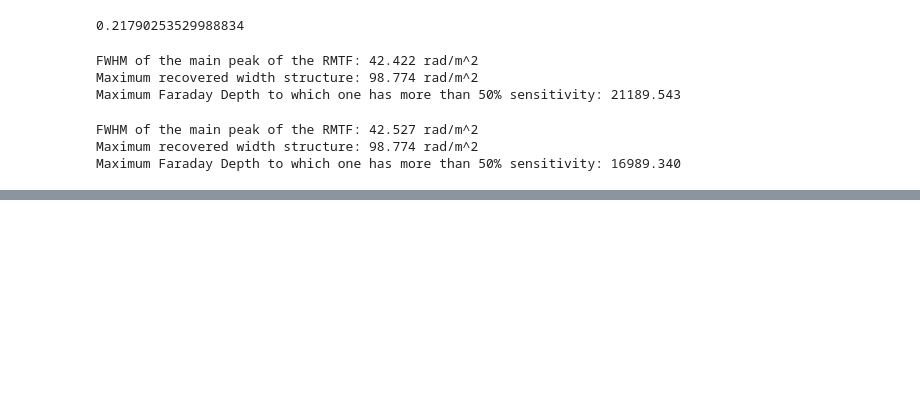
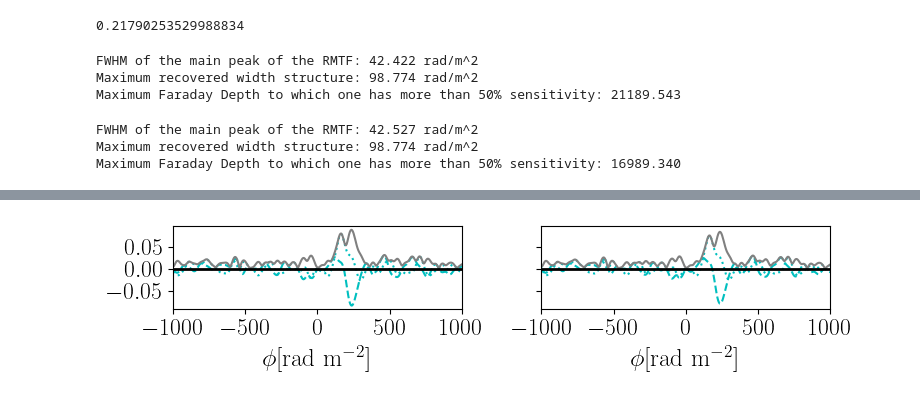
Before and after one commit to miguelcarcamov/csromer, a Jupyter notebook: sandboxes/framework_simulation_scenario1.ipynb, the cells around one changed output, grey strips where cells are left out. Cells and saved outputs as stored; diff of their text form; code cells hidden in the pictures; blank space fills up the shorter version.

```diff
--- a/sandboxes/framework_simulation_scenario1.ipynb
+++ b/sandboxes/framework_simulation_scenario1.ipynb
@@ -173,5 +173,6 @@ FWHM of the main peak of the RMTF: 42.527 rad/m^2
 Maximum recovered width structure: 98.774 rad/m^2
 Maximum Faraday Depth to which one has more than 50% sensitivity: 16989.340
 # %%
-nufft = NUFFT1D(dataset=dataset, parameter=parameter, solve=True)
+nufft_original = NUFFT1D(dataset=original_source, parameter=original_parameter)
+nufft = NUFFT1D(dataset=dataset, parameter=parameter)
 # %%
@@ -238,3 +239,31 @@ plt.tight_layout()
+# %%
+F_dirty_nufft = nufft.backward(dataset.data)
+# %%
+fig, ax = plt.subplots(figsize=(8, 2), nrows=1, ncols=2, sharex=True, sharey=True)
+
+ax[0].plot(parameter.phi, F_dirty.real, 'c--', label=r"Stokes $Q$")
+ax[0].plot(parameter.phi, F_dirty.imag, 'c:', label=r"Stokes $U$")
+ax[0].plot(parameter.phi, np.abs(F_dirty), '-', c='grey', label=r"|P|")
+#plt.plot([-200., -200.], [0., 0.0035], ls='-', lw=2., c='black')
+ax[0].plot(parameter.phi, np.zeros(len(parameter.phi)), ls='-', lw=2., c='black')
+ax[0].set_xlabel(r'$\phi$[rad m$^{-2}$]')
+#ax[0].set_ylabel(r'Jy/beam m$^2$ rad$^{-1}$ rmtf$^{-1}$')
+#plt.legend(loc='upper right')
+ax[0].set_xlim([-1000, 1000])
+
+ax[1].plot(parameter.phi, F_dirty_nufft.real, 'c--', label=r"Stokes $Q$")
+ax[1].plot(parameter.phi, F_dirty_nufft.imag, 'c:', label=r"Stokes $U$")
+ax[1].plot(parameter.phi, np.abs(F_dirty_nufft), '-', c='grey', label=r"|P|")
+#plt.plot([-200., -200.], [0., 0.0035], ls='-', lw=2., c='black')
+ax[1].plot(parameter.phi, np.zeros(len(parameter.phi)), ls='-', lw=2., c='black')
+ax[1].set_xlabel(r'$\phi$[rad m$^{-2}$]')
+#ax[1].set_ylabel(r'Jy/beam m$^2$ rad$^{-1}$ rmtf$^{-1}$')
+#plt.legend(loc='upper right')
+ax[1].set_xlim([-1000, 1000])
+
+plt.tight_layout()
+# %% [output]
+[figure, added]
 # %%
 idx_noise = np.where(np.abs(parameter.phi) > 0.8 * parameter.max_faraday_depth)
 noise_F = 0.5 * (
```
Also changed, not shown: parts of 32 cells of this notebook, 5 other files.
